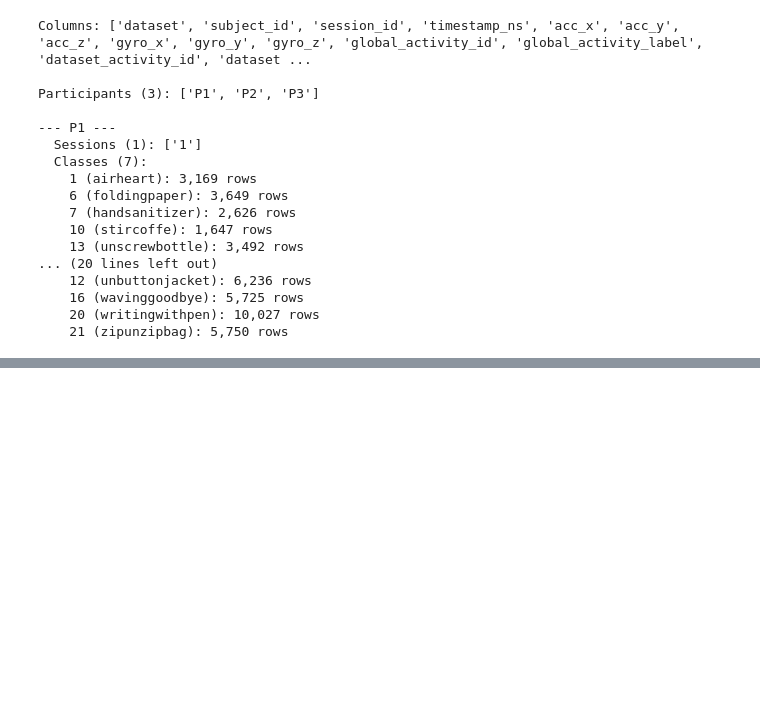
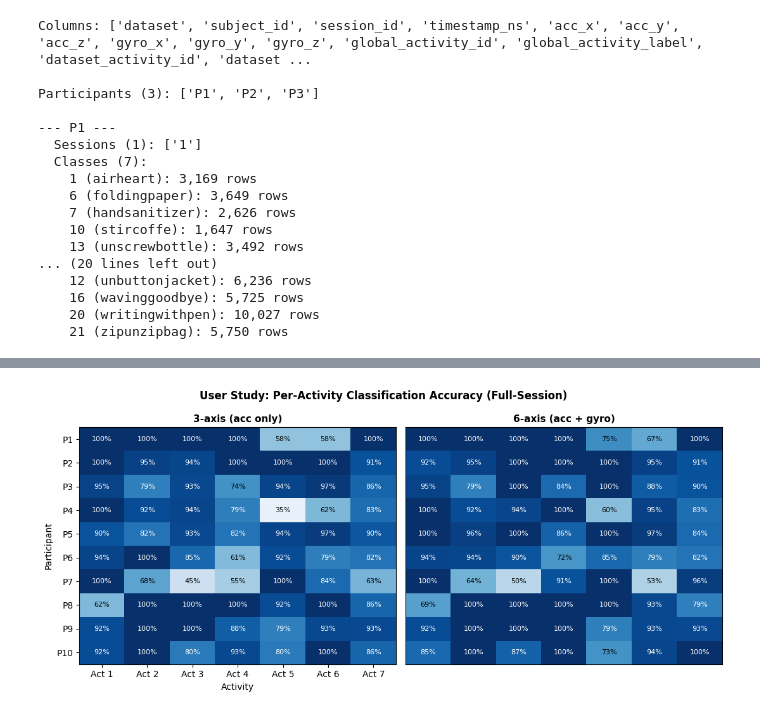
Before and after one commit to Abradshaw1/TransfHAR, a Jupyter notebook: scratch.ipynb, the cells around one changed output, grey strips where cells are left out. Drawn from its saved outputs; the diff is of its cells as text; code cells hidden in the pictures; blank space fills up the shorter version.

```diff
--- a/scratch.ipynb
+++ b/scratch.ipynb
@@ -1764,0 +2149,83 @@ Participants (3): ['P1', 'P2', 'P3']
+# %%
+# ============================================================
+# User Study Heatmap: Per-Participant × Per-Activity Accuracy
+# Side-by-side: 3-axis (left) vs 6-axis (right)
+# ============================================================
+import numpy as np
+import matplotlib.pyplot as plt
+import matplotlib.colors as mcolors
+
+participants = [f"P{i}" for i in range(1, 11)]
+act_labels = [f"Act {j+1}" for j in range(7)]
+
+# --- 6-axis per-class accuracy (from summary.txt per_class.accuracy) ---
+acc_6ax = np.array([
+    [1.0, 1.0, 1.0, 1.0, 0.750, 0.667, 1.0],       # P1
+    [0.923, 0.952, 1.0, 1.0, 1.0, 0.952, 0.909],     # P2
+    [0.947, 0.786, 1.0, 0.842, 1.0, 0.882, 0.905],   # P3
+    [1.0, 0.923, 0.941, 1.0, 0.600, 0.952, 0.833],   # P4
+    [1.0, 0.955, 1.0, 0.864, 1.0, 0.966, 0.842],     # P5
+    [0.944, 0.938, 0.900, 0.722, 0.846, 0.789, 0.818],# P6
+    [1.0, 0.636, 0.500, 0.909, 1.0, 0.526, 0.963],   # P7
+    [0.692, 1.0, 1.0, 1.0, 1.0, 0.933, 0.786],       # P8
+    [0.923, 1.0, 1.0, 1.0, 0.786, 0.933, 0.929],     # P9
+    [0.846, 1.0, 0.867, 1.0, 0.733, 0.941, 1.0],     # P10
+])
+
+# --- 3-axis per-class accuracy (from summary.txt per_class.accuracy) ---
+acc_3ax = np.array([
+    [1.0, 1.0, 1.0, 1.0, 0.583, 0.583, 1.0],         # P1
+    [1.0, 0.952, 0.939, 1.0, 1.0, 1.0, 0.909],       # P2
+    [0.947, 0.786, 0.933, 0.737, 0.944, 0.971, 0.857],# P3
+    [1.0, 0.923, 0.941, 0.789, 0.350, 0.619, 0.833],  # P4
+    [0.905, 0.818, 0.929, 0.818, 0.944, 0.966, 0.895],# P5
+    [0.944, 1.0, 0.850, 0.611, 0.923, 0.789, 0.818],  # P6
+    [1.0, 0.682, 0.450, 0.545, 1.0, 0.842, 0.630],   # P7
+    [0.615, 1.0, 1.0, 1.0, 0.923, 1.0, 0.857],       # P8
+    [0.923, 1.0, 1.0, 0.875, 0.786, 0.933, 0.929],   # P9
+    [0.923, 1.0, 0.800, 0.933, 0.800, 1.0, 0.857],   # P10
+])
+
+# --- Plot: side-by-side heatmaps ---
+fig, (ax3, ax6) = plt.subplots(1, 2, figsize=(11, 5))
+
+cmap = plt.cm.Blues
+norm = mcolors.Normalize(vmin=0.3, vmax=1.0)
+
+for ax, mat, title in [(ax3, acc_3ax, "3-axis (acc only)"), (ax6, acc_6ax, "6-axis (acc + gyro)")]:
+    im = ax.imshow(mat, cmap=cmap, norm=norm, aspect="auto")
+
+    for i in range(10):
+        for j in range(7):
+            val = mat[i, j]
+            color = "white" if val > 0.75 else "black"
+            ax.text(j, i, f"{val:.0%}", ha="center", va="center",
+                    fontsize=8, fontweight="medium", color=color)
+
+    ax.set_title(title, fontsize=11, fontweight="bold")
+
+# 3-axis: show all tick labels
+ax3.set_xticks(range(7))
+ax3.set_xticklabels(act_labels)
+ax3.set_yticks(range(10))
+ax3.set_yticklabels(participants)
+ax3.set_ylabel("Participant")
+ax3.set_xlabel("Activity")
+
+# 6-axis: no tick labels
+ax6.set_xticks([])
+ax6.set_yticks([])
+
+fig.suptitle("User Study: Per-Activity Classification Accuracy (Full-Session)",
+             fontsize=12, fontweight="bold")
+
+plt.tight_layout()
+plt.savefig("user_study_heatmap.pdf", dpi=300, bbox_inches="tight")
+plt.savefig("user_study_heatmap.svg", dpi=300, bbox_inches="tight")
+plt.show()
+
+mean_3 = acc_3ax.mean()
+mean_6 = acc_6ax.mean()
+print(f"3-axis mean: {mean_3:.1%}   6-axis mean: {mean_6:.1%}   Δ = +{(mean_6-mean_3):.1%}")
+# %% [output]
+[figure, added]
```
Also changed, not shown: parts of 7 cells of this notebook, 15 other files.
